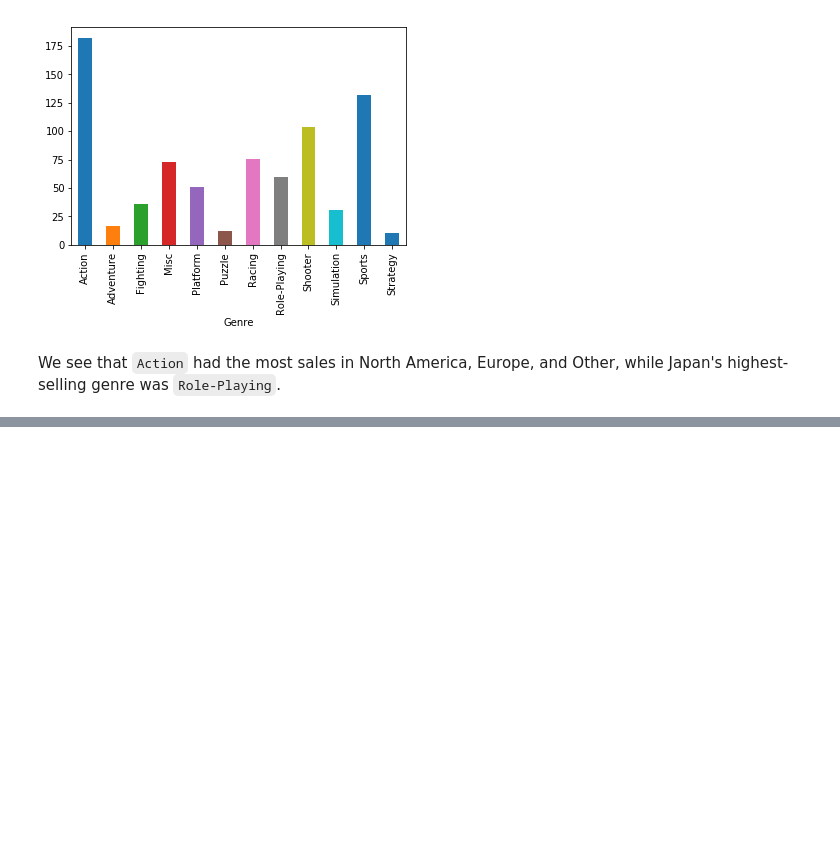
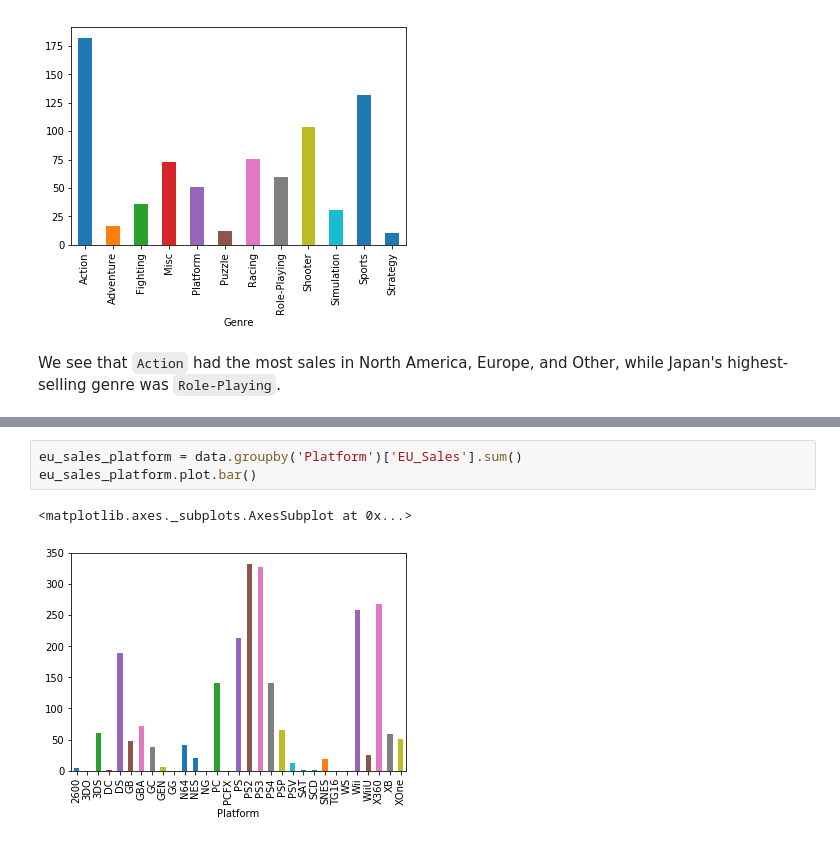
Before and after one commit to NicholasCrossman/python-game-sales-data-cleaning, a Jupyter notebook: game-sales-data-analysis.ipynb, the cells around one changed output, grey strips where cells are left out. Saved outputs shown, nothing was run; the diff lists cells and outputs as text; blank space fills up the shorter version.

```diff
--- a/game-sales-data-analysis.ipynb
+++ b/game-sales-data-analysis.ipynb
@@ -128,0 +139,6 @@ We see that `Action` had the most sales in North America, Europe, and Other, whi
+# %%
+eu_sales_platform = data.groupby('Platform')['EU_Sales'].sum()
+eu_sales_platform.plot.bar()
+# %% [output]
+<matplotlib.axes._subplots.AxesSubplot at 0x...>
+[figure, added]
```
Also changed, not shown: parts of 6 cells of this notebook.
